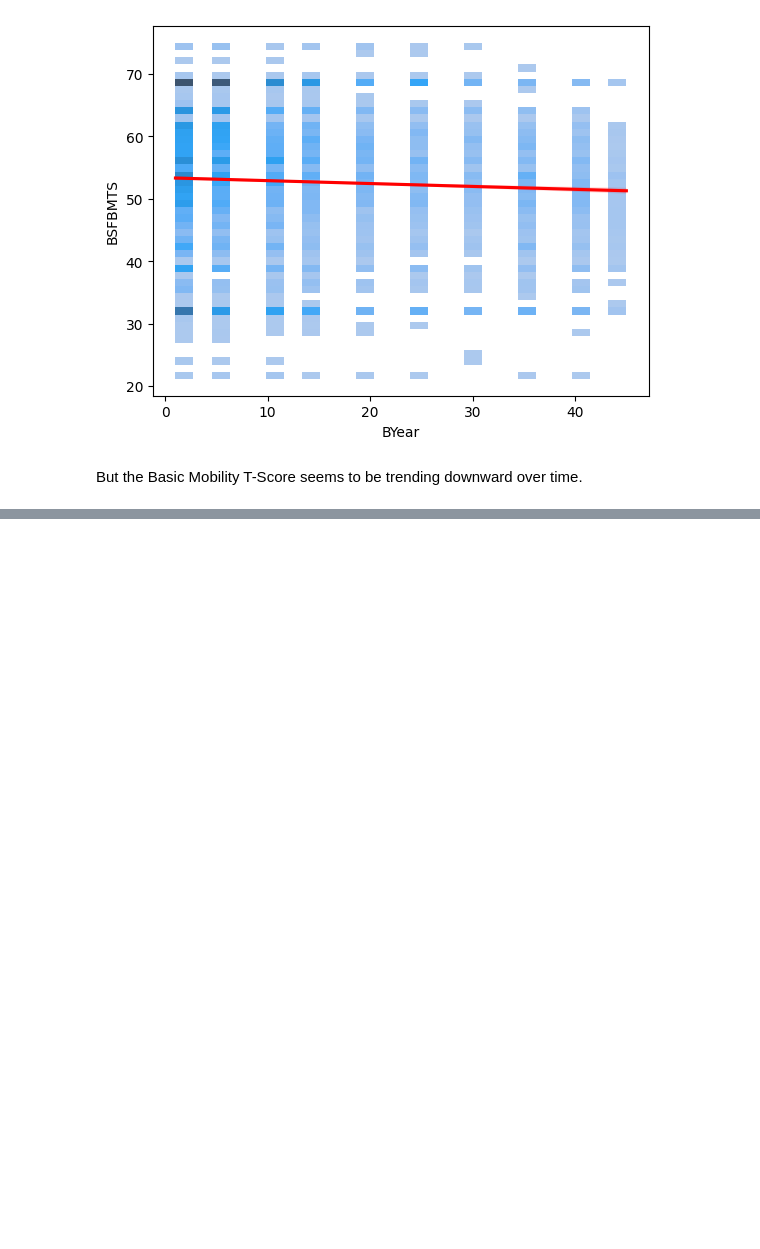
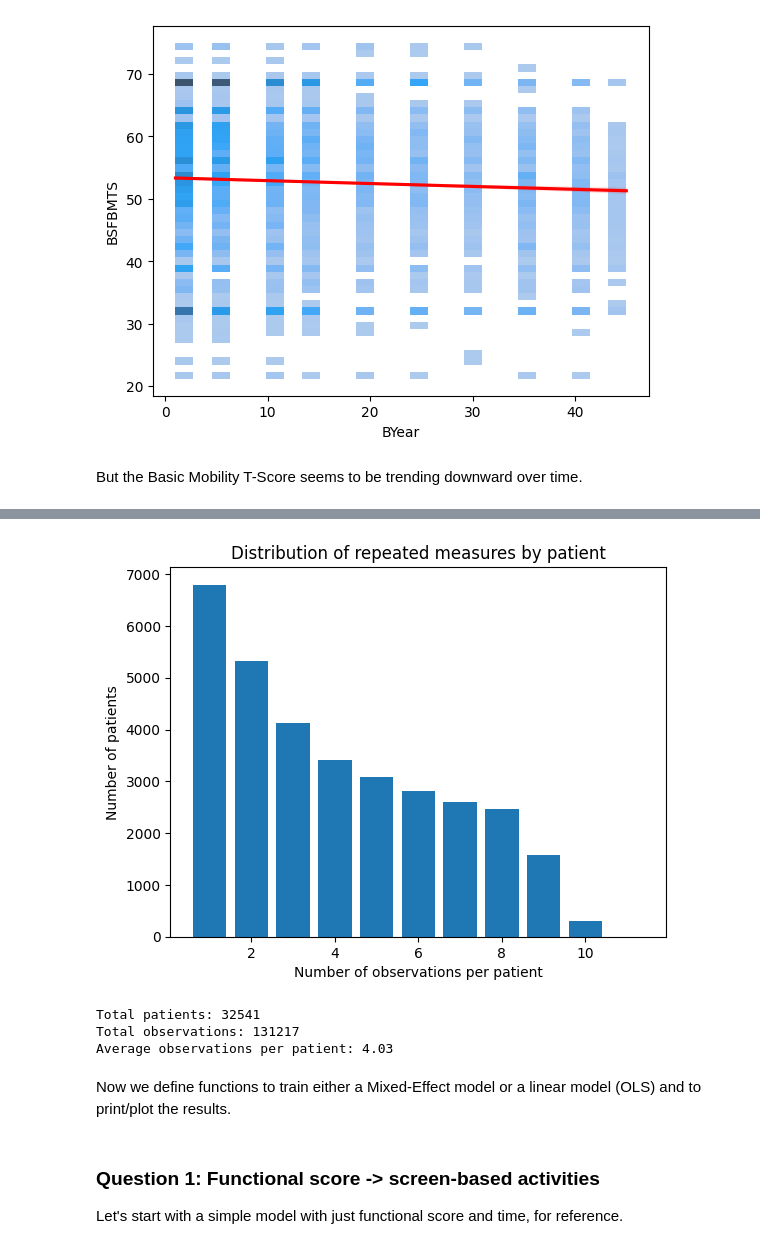
Before and after one commit to igoumiri/spinal, a Jupyter notebook: analysis.ipynb, the cells around one changed output, grey strips where cells are left out. Saved outputs shown, nothing was run; the diff lists cells and outputs as text; code cells hidden in the pictures; blank space fills up the shorter version.

Commit message:
Clean mixed-effect + OLF

```diff
--- a/analysis.ipynb
+++ b/analysis.ipynb
@@ -2150,0 +754,20 @@ weighted avg       0.00      0.06      0.01       464
+# %%
+obs_per_patient = df.groupby("UniID").size()
+counts = obs_per_patient.value_counts().sort_index()
+plt.bar(counts.index, counts.values)
+plt.xlabel("Number of observations per patient")
+plt.ylabel("Number of patients")
+plt.title("Distribution of repeated measures by patient")
+plt.show()
+# %% [output]
+[figure, added]
+# %%
+print(f"Total patients: {df['UniID'].nunique()}")
+print(f"Total observations: {len(df)}")
+print(f"Average observations per patient: {len(df) / df['UniID'].nunique():.2f}")
+# %% [output]
+Total patients: 32541
+Total observations: 131217
+Average observations per patient: 4.03
+# %% [markdown]
+Now we define functions to train either a Mixed-Effect model or a linear model (OLS) and to print/plot the results.
@@ -2150,0 +996,4 @@ weighted avg       0.00      0.06      0.01       464
+# %% [markdown]
+### Question 1: Functional score -> screen-based activities
+
+Let's start with a simple model with just functional score and time, for reference.
```
Also changed, not shown: parts of 141 cells of this notebook.
